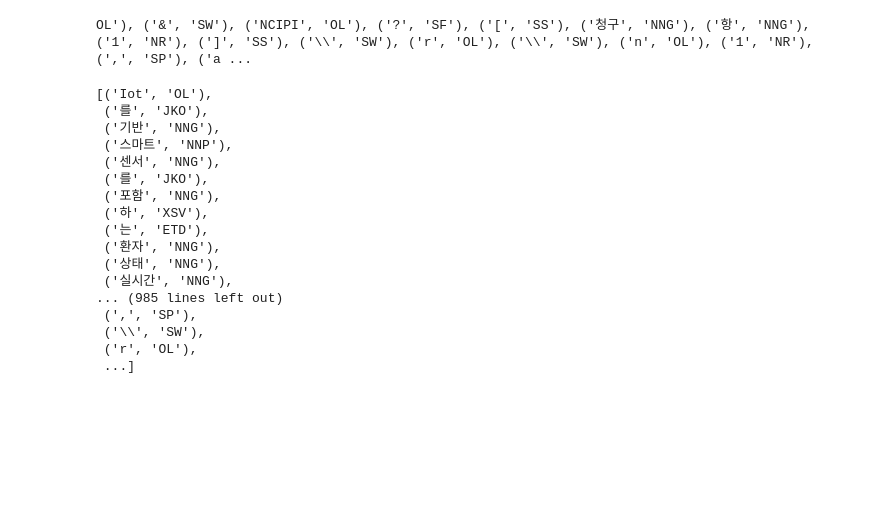
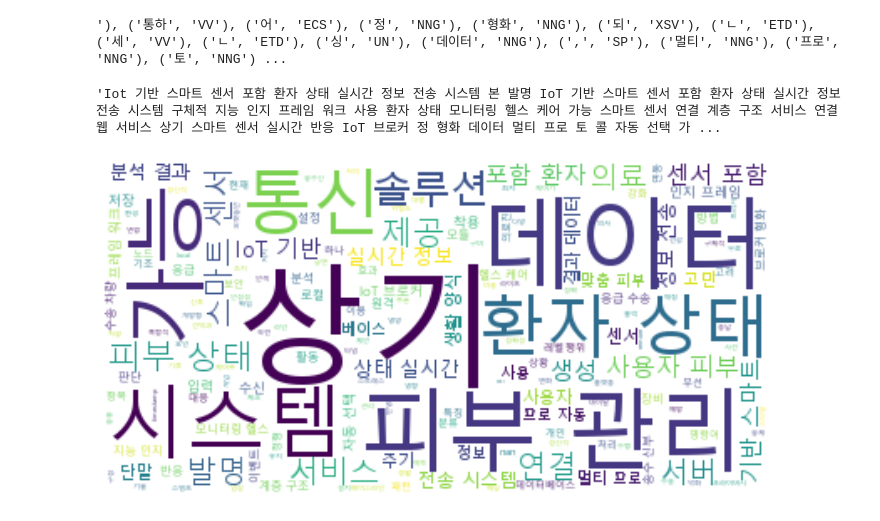
Before and after one commit to JEoN-Ha/CPU, a Jupyter notebook: D1/cpuData.ipynb, the cells around one changed output. Cells and saved outputs as stored; diff of their text form; code cells hidden in the pictures; blank space fills up the shorter version.

```diff
--- a/D1/cpuData.ipynb
+++ b/D1/cpuData.ipynb
@@ -13,5 +66,5 @@ cpuData_csv = pd.read_csv('./cpuDataSet.csv',  encoding = 'CP949')
 # %%
-cpuData_csv['꼬꼬마'] = cpuData_csv['발명의 명칭'] + ' ' + cpuData_csv['요약'] + ' ' + cpuData_csv['대표청구항']
+cpuData_csv['꼬꼬마'] = cpuData_csv['발명의 명칭'][:6887] + ' ' + cpuData_csv['요약'][:6887] + cpuData_csv['대표청구항'][:6887]
 # %%
 kkmaCPU = Kkma()
 # %%
@@ -26,25 +78,42 @@ str(cpuData_csv['꼬꼬마'].values)[2:-3]
 # %%
+# str(cpuData_csv['꼬꼬마'].values)[2:-3]
 morpheme = morph(str(cpuData_csv['꼬꼬마'].values)[2:-3])
-print(morpheme)
+# print(morpheme)
 # %% [output]
-OL'), ('&', 'SW'), ('NCIPI', 'OL'), ('?', 'SF'), ('[', 'SS'), ('청구', 'NNG'), ('항', 'NNG'), ('1', 'NR'), (']', 'SS'), ('\\', 'SW'), ('r', 'OL'), ('\\', 'SW'), ('n', 'OL'), ('1', 'NR'), (',', 'SP'), ('a ...
+'), ('통하', 'VV'), ('어', 'ECS'), ('정', 'NNG'), ('형화', 'NNG'), ('되', 'XSV'), ('ㄴ', 'ETD'), ('세', 'VV'), ('ㄴ', 'ETD'), ('싱', 'UN'), ('데이터', 'NNG'), (',', 'SP'), ('멀티', 'NNG'), ('프로', 'NNG'), ('토', 'NNG') ...
-# %%
-morpheme
-# %% [output]
-[('Iot', 'OL'),
- ('를', 'JKO'),
- ('기반', 'NNG'),
- ('스마트', 'NNP'),
- ('센서', 'NNG'),
- ('를', 'JKO'),
- ('포함', 'NNG'),
- ('하', 'XSV'),
- ('는', 'ETD'),
- ('환자', 'NNG'),
- ('상태', 'NNG'),
- ('실시간', 'NNG'),
-... (985 lines left out)
- (',', 'SP'),
- ('\\', 'SW'),
- ('r', 'OL'),
- ...]
+# %%
+def get_wordData(morpheme_pos):
+    # words = [s for s, t in morpheme]
+    # tags = [t for s, t in morpheme]
+    wordData = []
+    for words, tags in morpheme_pos:
+        if (tags == 'NNG') or (tags == 'NNP') or (tags == 'OL'):
+            wordData.append(words)
+
+    return wordData
+# %%
+wordMaterialList = get_wordData(morpheme)
+wordMaterialStr = '시작'
+for word in wordMaterialList:
+    wordMaterialStr = wordMaterialStr + ' ' + word
+
+wordMaterialStr = wordMaterialStr[3:]
+wordMaterialStr
+# %% [output]
+'Iot 기반 스마트 센서 포함 환자 상태 실시간 정보 전송 시스템 본 발명 IoT 기반 스마트 센서 포함 환자 상태 실시간 정보 전송 시스템 구체적 지능 인지 프레임 워크 사용 환자 상태 모니터링 헬스 케어 가능 스마트 센서 연결 계층 구조 서비스 연결 웹 서비스 상기 스마트 센서 실시간 반응 IoT 브로커 정 형화 데이터 멀티 프로 토 콜 자동 선택 가 ...
+# %%
+stopwords = set(STOPWORDS)
+wordcloudObject = WordCloud(font_path='C:/Windows/Fonts/malgun.ttf',
+                background_color='white',
+                stopwords=stopwords).generate(wordMaterialStr)
+                # 맑음 폰트, 배경 하얀색, 불용어 => stopwords
+# wordCloudData = WordCloud(font_path='font/NanumGothic.ttf', background_color='white').generate(wordMaterialStr)
+# wordcloudData = wordcloudObject()
+# %%
+plt.figure(figsize=(12,12))
+plt.imshow(wordcloudObject, interpolation='bilinear')
+plt.axis('off')
+plt.show()
+# plt.savefig() # 저장
+# %% [output]
+[figure, added]
```
Also changed, not shown: parts of 6 cells of this notebook.
